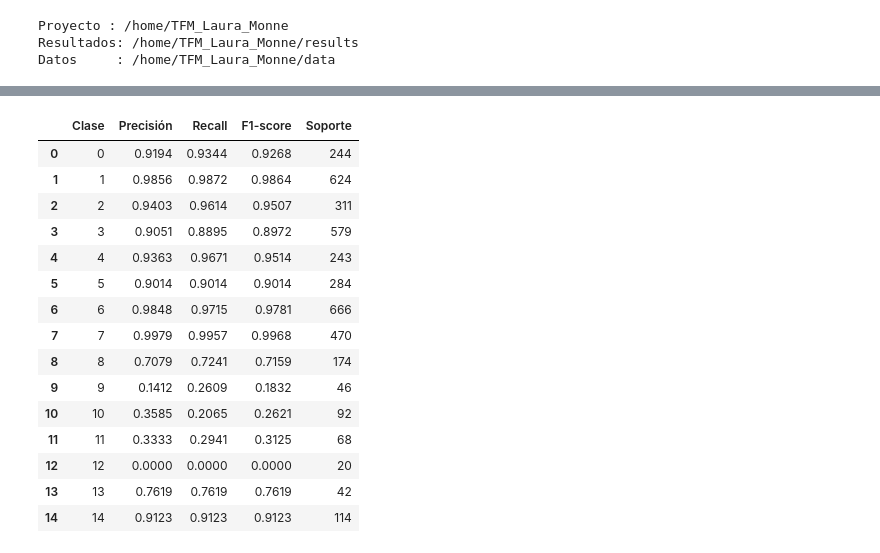
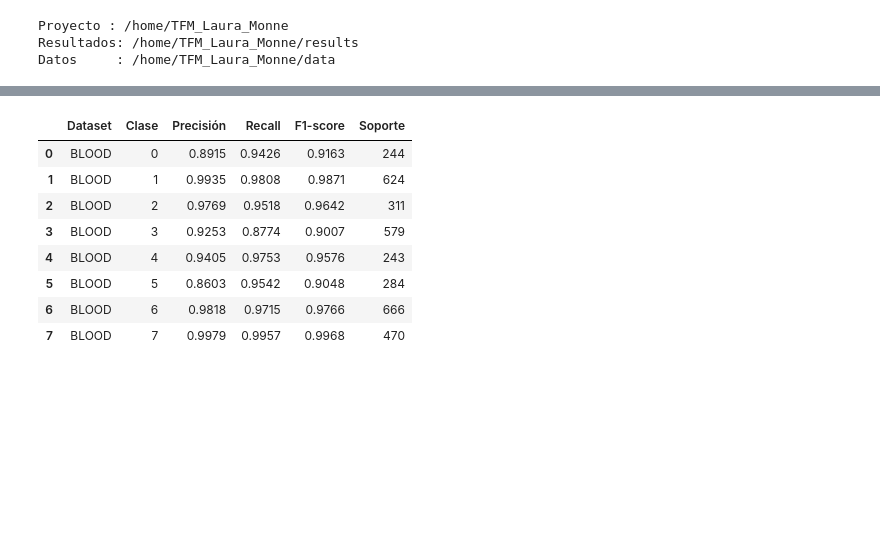
Before and after one commit to LauraMonne/TFM_Laura_Monne, a Jupyter notebook: 1. Notebook entrenamiento ResNet-18.ipynb, the cells around one changed output, grey strips where cells are left out. Cells and saved outputs as stored; diff of their text form; code cells hidden in the pictures; blank space fills up the shorter version.

Commit message:
Update training results, XAI analysis and Quantus evaluation notebooks

```diff
--- a/1. Notebook entrenamiento ResNet-18.ipynb
+++ b/1. Notebook entrenamiento ResNet-18.ipynb
@@ -103,0 +150,14 @@ display(Image(filename=str(RESULTS_DIR / 'confusion_matrix.png')))
+# %%
+RESULTS_DIR = PROJECT_DIR / "results"
+dataset = "breast"   # "blood", "retina" o "breast"
+
+metrics_json = RESULTS_DIR / f"training_results_{dataset}.json"
+
+with open(metrics_json, "r") as f:
+    obj = json.load(f)
+
+print("CONFIG:")
+pprint(obj.get("config", {}), sort_dicts=False)
+
+print("\nResultados de Test:")
+pprint(obj.get("results", {}), sort_dicts=False)
@@ -104,35 +313,52 @@ display(Image(filename=str(RESULTS_DIR / 'confusion_matrix.png')))
 # %%
-#Classification Report + Tabla por clases
+"""
+En esta celda cargamos las predicciones de test para cada modelo
+(`preds_test_<dataset>.npz`) y calculamos:
+
+- classification_report (precision, recall, F1, soporte)
+- una tabla con métricas por clase
+"""
+
+from pathlib import Path
 import numpy as np
 import pandas as pd
 from sklearn.metrics import classification_report, precision_recall_fscore_support
 from IPython.display import display
 
-# Ruta del archivo de predicciones
-npz_path = RESULTS_DIR / 'preds_test.npz'
+RESULTS_DIR = Path("results")
+DATASETS = ["blood", "retina", "breast"]
 
-if npz_path.exists():
-    # Cargar las predicciones
+for ds in DATASETS:
+    print(f"\n====================== {ds.upper()} ======================")
+
+    npz_path = RESULTS_DIR / f"preds_test_{ds}.npz"
+
+    if not npz_path.exists():
+        print("⚠️ No se encontró el archivo de predicciones:", npz_path)
+        continue
+
     data = np.load(npz_path)
-    y_true, y_pred = data['y_true'], data['y_pred']
+    y_true, y_pred = data["y_true"], data["y_pred"]
 
-    # Informe general
-    target_names = [str(i) for i in sorted(set(y_true))]
+    # Nombres de clase: 0..(num_classes-1) del modelo de ese dataset
+    labels = sorted(set(y_true.tolist()))
+    target_names = [str(i) for i in labels]
+
     print("\n=== Classification Report ===")
-    print(classification_report(y_true, y_pred, target_names=target_names, digits=4))
+    print(classification_report(y_true, y_pred, labels=labels, target_names=target_names, digits=4, zero_division=0))
 
-    # Métricas por clase
     prec, rec, f1, support = precision_recall_fscore_support(
-        y_true, y_pred, labels=sorted(set(y_true)), zero_division=0
+        y_true, y_pred, labels=labels, zero_division=0
     )
 
     df = pd.DataFrame({
-        'Clase': sorted(set(y_true)),
-        'Precisión': prec,
-        'Recall': rec,
-        'F1-score': f1,
-        'Soporte': support
+        "Dataset": ds.upper(),
+        "Clase": labels,
+        "Precisión": prec,
+        "Recall": rec,
+        "F1-score": f1,
+        "Soporte": support
     }).round(4)
 
-    display(df.head(15))
+    display(df)
 # %% [output]
@@ -156,16 +382,9 @@ weighted avg     0.9016    0.8994    0.8997      3977
-|  | Clase | Precisión | Recall | F1-score | Soporte |
-| 0 | 0 | 0.9194 | 0.9344 | 0.9268 | 244 |
-| 1 | 1 | 0.9856 | 0.9872 | 0.9864 | 624 |
-| 2 | 2 | 0.9403 | 0.9614 | 0.9507 | 311 |
-| 3 | 3 | 0.9051 | 0.8895 | 0.8972 | 579 |
-| 4 | 4 | 0.9363 | 0.9671 | 0.9514 | 243 |
-| 5 | 5 | 0.9014 | 0.9014 | 0.9014 | 284 |
-| 6 | 6 | 0.9848 | 0.9715 | 0.9781 | 666 |
-| 7 | 7 | 0.9979 | 0.9957 | 0.9968 | 470 |
-| 8 | 8 | 0.7079 | 0.7241 | 0.7159 | 174 |
-| 9 | 9 | 0.1412 | 0.2609 | 0.1832 | 46 |
-| 10 | 10 | 0.3585 | 0.2065 | 0.2621 | 92 |
-| 11 | 11 | 0.3333 | 0.2941 | 0.3125 | 68 |
-| 12 | 12 | 0.0000 | 0.0000 | 0.0000 | 20 |
-| 13 | 13 | 0.7619 | 0.7619 | 0.7619 | 42 |
-| 14 | 14 | 0.9123 | 0.9123 | 0.9123 | 114 |
+|  | Dataset | Clase | Precisión | Recall | F1-score | Soporte |
+| 0 | BLOOD | 0 | 0.8915 | 0.9426 | 0.9163 | 244 |
+| 1 | BLOOD | 1 | 0.9935 | 0.9808 | 0.9871 | 624 |
+| 2 | BLOOD | 2 | 0.9769 | 0.9518 | 0.9642 | 311 |
+| 3 | BLOOD | 3 | 0.9253 | 0.8774 | 0.9007 | 579 |
+| 4 | BLOOD | 4 | 0.9405 | 0.9753 | 0.9576 | 243 |
+| 5 | BLOOD | 5 | 0.8603 | 0.9542 | 0.9048 | 284 |
+| 6 | BLOOD | 6 | 0.9818 | 0.9715 | 0.9766 | 666 |
+| 7 | BLOOD | 7 | 0.9979 | 0.9957 | 0.9968 | 470 |
```
Also changed, not shown: parts of 15 cells of this notebook, 19 other files.
